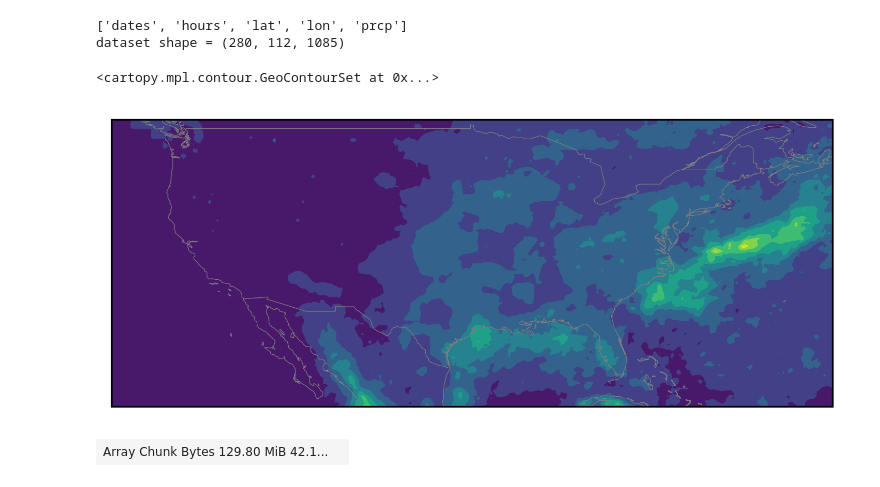
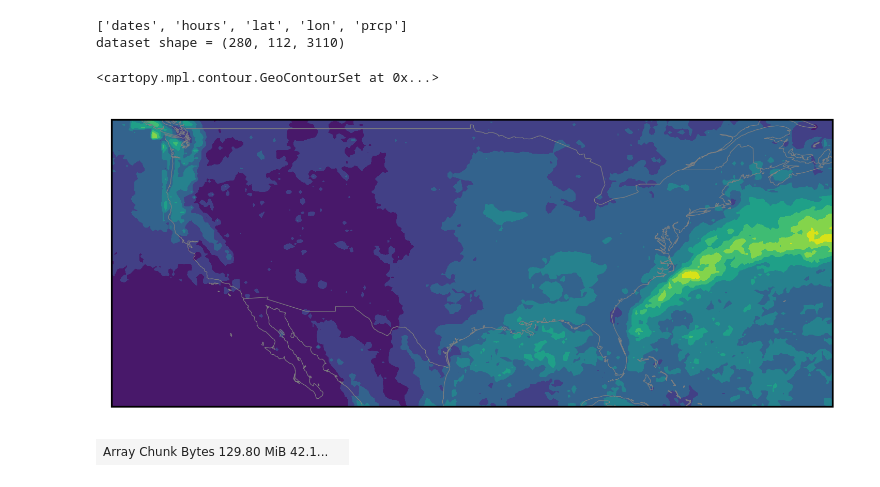
Before and after one commit to mhacarthur/downpy, a Jupyter notebook: codes/test_correlation.ipynb, the cells around one changed output. Drawn from its saved outputs; the diff is of its cells as text; code cells hidden in the pictures.

```diff
--- a/codes/test_correlation.ipynb
+++ b/codes/test_correlation.ipynb
@@ -28,26 +28,27 @@ tmpalat = f['lat'][:]
 tmpalon = f['lon'][:]
 dates_int = f['dates'][:]
 hours_int = f['hours'][:]
-dset = f['prcp']
+dset = np.array(f['prcp'])
+dset[dset==np.nanmin(dset)]=0
 print('dataset shape = {}'.format(dset.shape)) # too large to fit in memory!
 # %% [output]
 ['dates', 'hours', 'lat', 'lon', 'prcp']
-dataset shape = (280, 112, 1085)
+dataset shape = (280, 112, 3110)
 # %%
 lon2d, lat2d = np.meshgrid(tmpalon, tmpalat)
 proj = ccrs.PlateCarree()
 
 fig = plt.figure(figsize=(6,6),dpi=300)
 gs = gridspec.GridSpec(1,1)
 
 # =======================================================================================================
 ax1 = plt.subplot(gs[0, 0], projection = proj)
 ax1.add_feature(cf.COASTLINE,linewidth=0.3,color='grey')
 ax1.add_feature(cf.BORDERS,linewidth=0.3,color='grey')
-ax1.contourf(lon2d, lat2d, np.nansum(dset,axis=2).T)
+ax1.contourf(lon2d, lat2d, np.nanmean(dset,axis=2).T)
 # %% [output]
 <cartopy.mpl.contour.GeoContourSet at 0x...>
-[figure, old version]
+[figure, new version]
 # %%
 x = da.from_array(dset, chunks=(6, 6, 300))
 # %%
```
Also changed, not shown: 2 other files.
